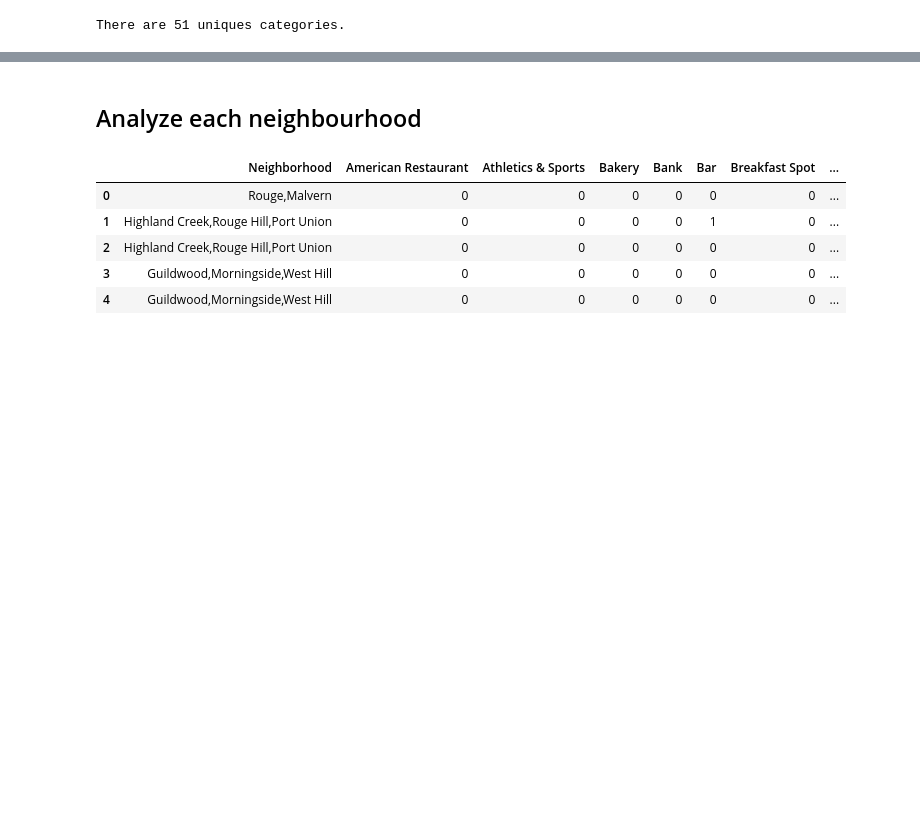
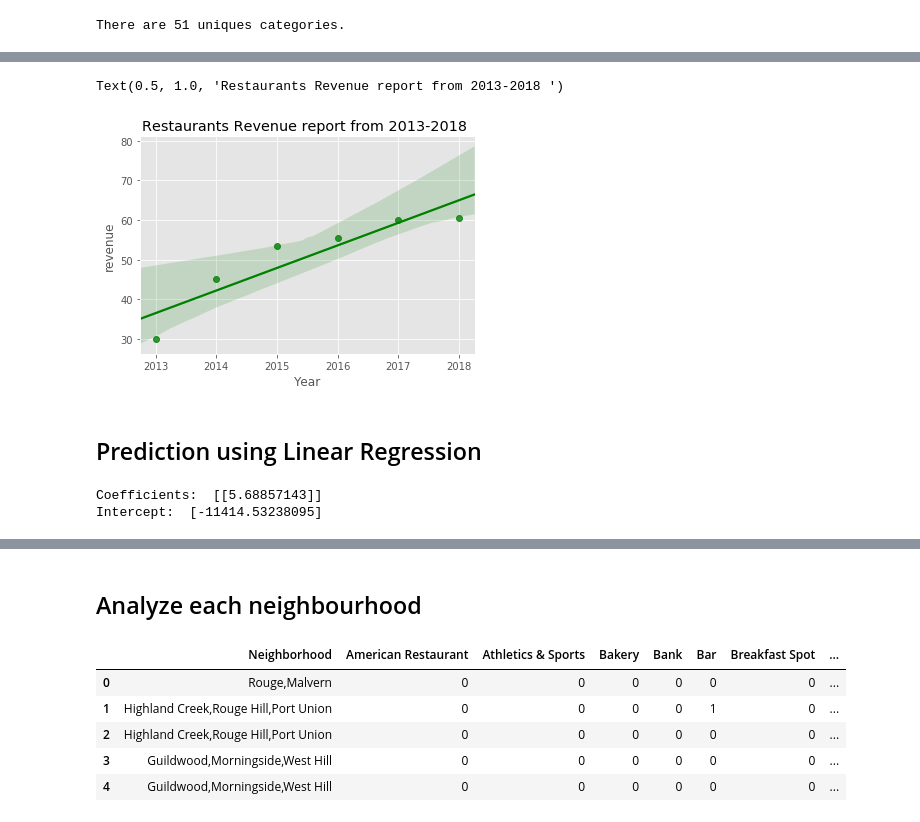
Before and after one commit to Vidya-Sankar/Capstone-Project, a Jupyter notebook: Toronto Assignment_Capstone.ipynb, the cells around one changed output, grey strips where cells are left out. Saved outputs shown, nothing was run; the diff lists cells and outputs as text; code cells hidden in the pictures; blank space fills up the shorter version.

```diff
--- a/Toronto Assignment_Capstone.ipynb
+++ b/Toronto Assignment_Capstone.ipynb
@@ -520,0 +618,4 @@ There are 51 uniques categories.
+# %%
+### DNR
+URL='REV_SC.csv'
+df_rev_s = pd.read_csv(URL)
@@ -520,0 +645,8 @@ There are 51 uniques categories.
+# %%
+ax = sns.regplot(x='Year', y='revenue', data=df_rev_s, color='green')
+ax.set_title('Restaurants Revenue report from 2013-2018 ')
+# %% [output]
+Text(0.5, 1.0, 'Restaurants Revenue report from 2013-2018 ')
+[figure, added]
+# %% [markdown]
+## Prediction using Linear Regression
@@ -520,0 +655,11 @@ There are 51 uniques categories.
+# %%
+regr = linear_model.LinearRegression()
+train_x = np.asanyarray(df_rev_s[['Year']])
+train_y = np.asanyarray(df_rev_s[['revenue']])
+regr.fit (train_x, train_y)
+# The coefficients
+print ('Coefficients: ', regr.coef_)
+print ('Intercept: ',regr.intercept_)
+# %% [output]
+Coefficients:  [[5.68857143]]
+Intercept:  [-11414.53238095]
```
Also changed, not shown: parts of 132 cells of this notebook.
